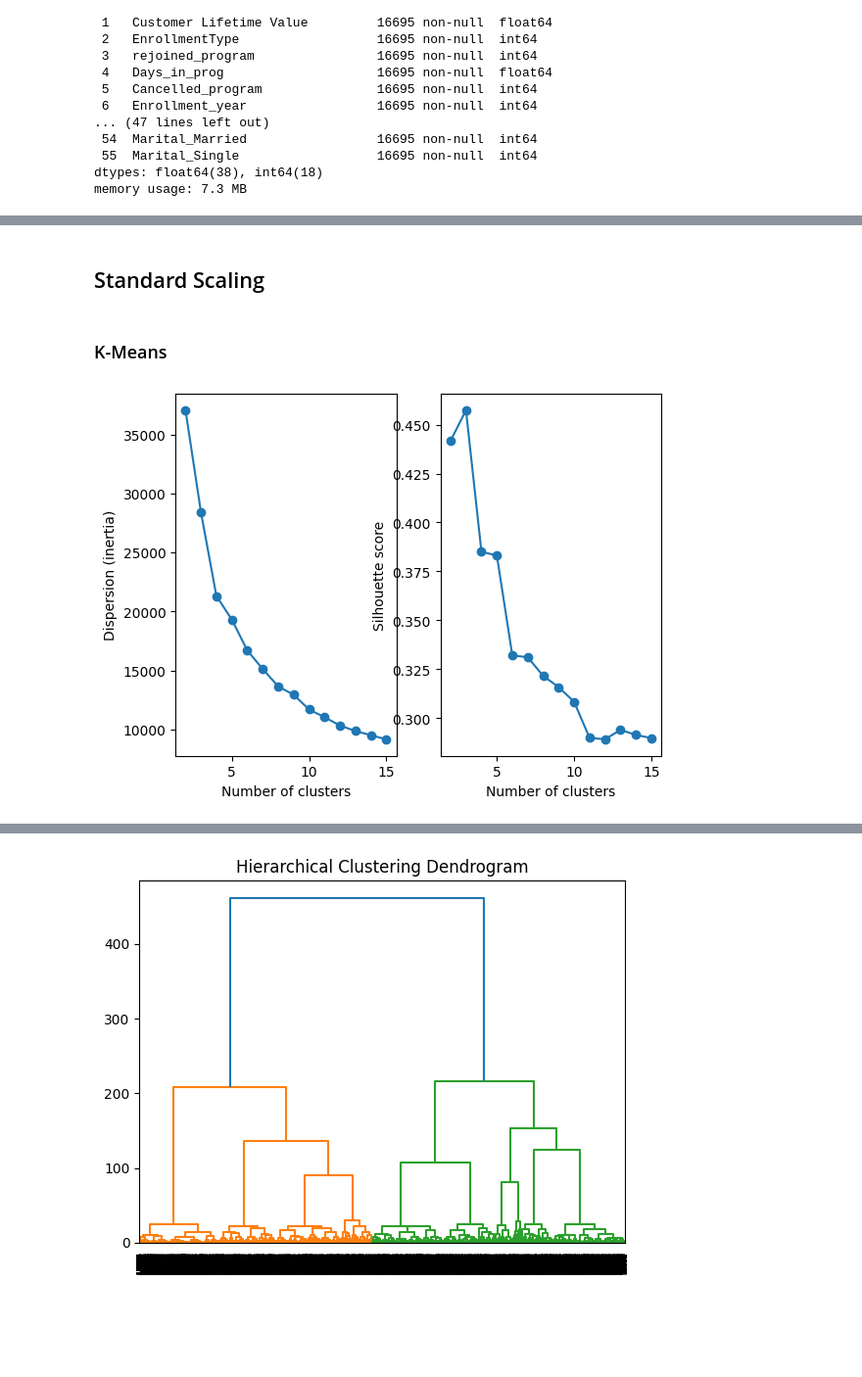
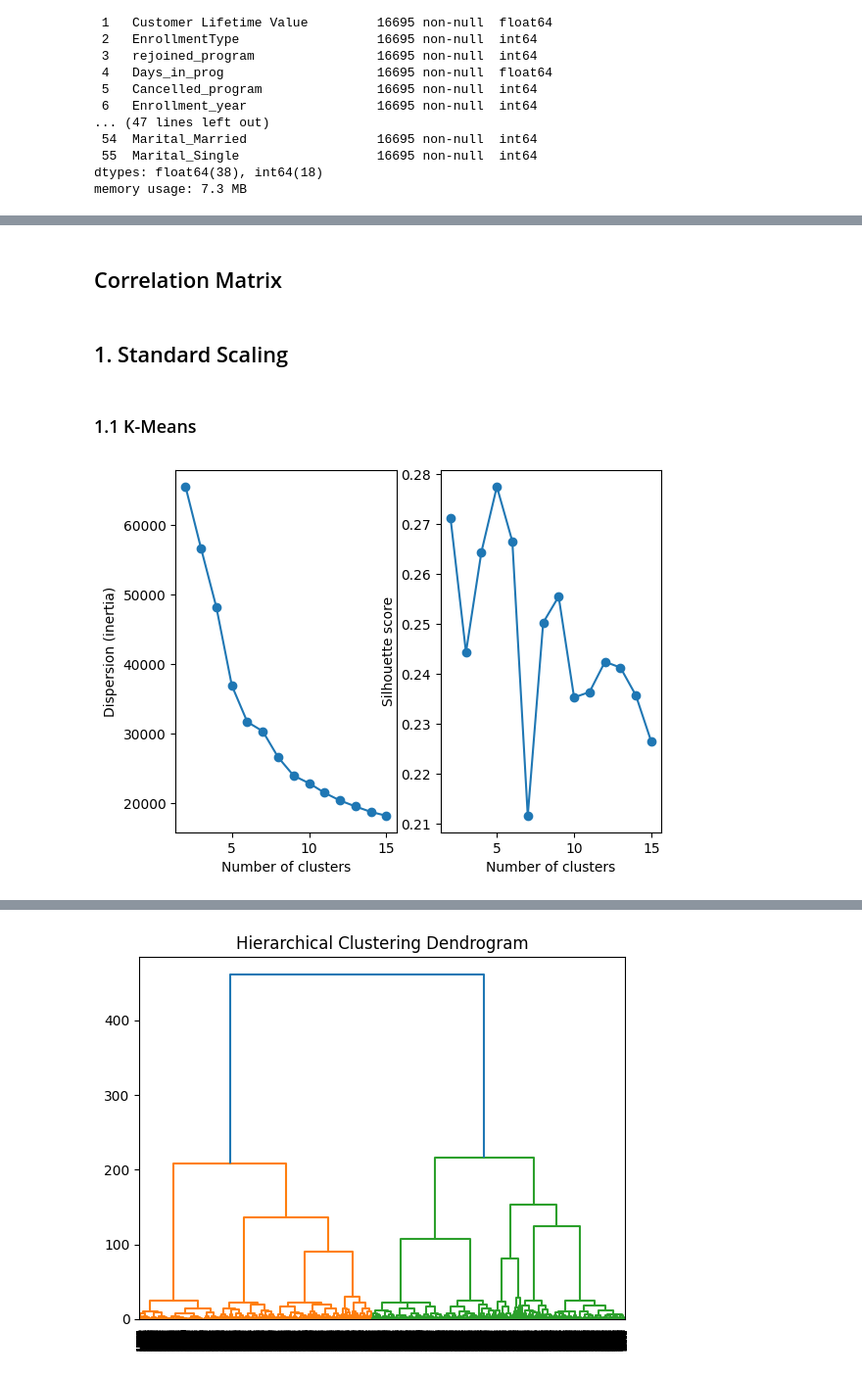
Before and after one commit to andrerangelferreira/DataMiningProject_AIAI_Group51, a Jupyter notebook: notebooks/Maria__Group51_Clustering_Code.ipynb, the cells around one changed output, grey strips where cells are left out. Shown at 98% size. Saved outputs shown, nothing was run; the diff lists cells and outputs as text; code cells hidden in the pictures; blank space fills up the shorter version.

Commit message:
value based perspective - tbc

```diff
--- a/notebooks/Maria__Group51_Clustering_Code.ipynb
+++ b/notebooks/Maria__Group51_Clustering_Code.ipynb
@@ -297,0 +298,3 @@ people_rb_scl = pd.DataFrame(
+# %%
+value_based_data = data[["Customer Lifetime Value", "Income", "Avg_spent_per_flight", "TotalPointsAccumulated",
+                              "TotalPointsRedeemed"]]
@@ -304,2 +352,14 @@ people_rb_scl = pd.DataFrame(
+# %%
+value_based_data = value_based_data.copy()
+# %%
+for column in value_based_data.columns:
+    if column.startswith('Total_Spend_Month_'):
+        value_based_data[column] = np.sqrt(value_based_data[column])
+# %%
+value_st_scl = StandardScaler().fit_transform(value_based_data)
+value_mm_scl = MinMaxScaler().fit_transform(value_based_data)
+value_rb_scl = RobustScaler().fit_transform(value_based_data)
+# %% [markdown]
+## Correlation Matrix
 # %% [markdown]
-## Standard Scaling
+## 1. Standard Scaling
@@ -314,7 +366,7 @@ customer_value_st = people_st_scl[
 # %% [markdown]
-### K-Means
+### 1.1 K-Means
 # %%
-plot_inertia_and_silhouette(customer_value_st)
+plot_inertia_and_silhouette(value_st_scl)
 # %% [output]
-[figure, old version]
+[figure, new version]
 # %%
```
Also changed, not shown: parts of 74 cells of this notebook, 4 other files.
